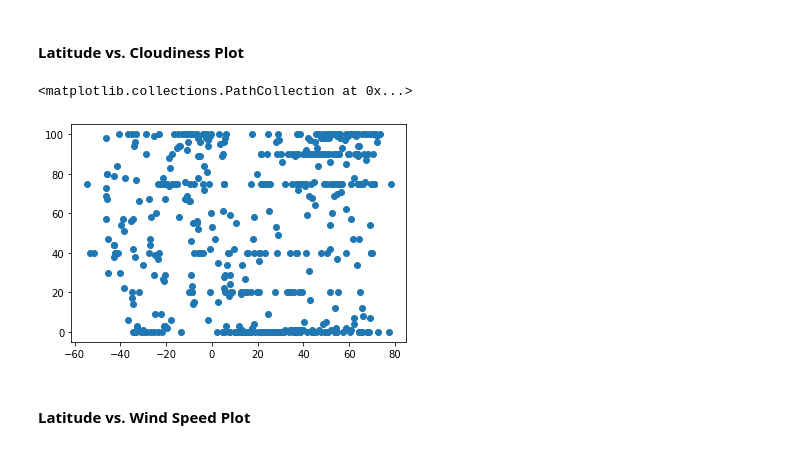
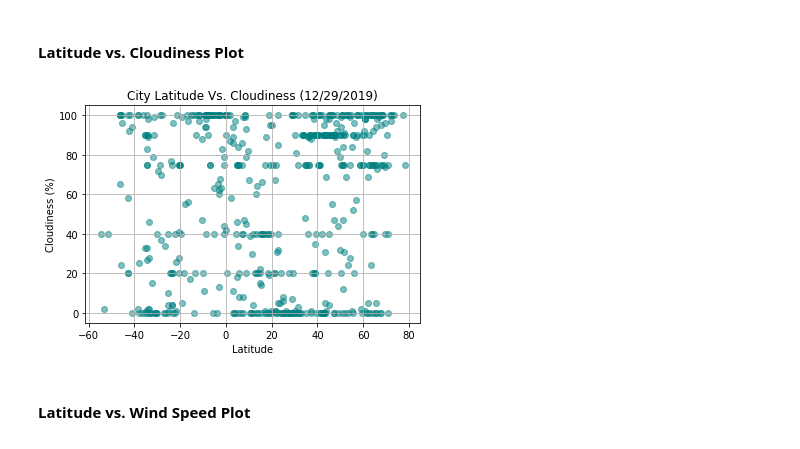
Before and after one commit to JoshuaFarmerATX/python-api-challenge, a Jupyter notebook: WeatherPy/WeatherPy.ipynb, the cells around one changed output. Drawn from its saved outputs; the diff is of its cells as text; code cells hidden in the pictures.

```diff
--- a/WeatherPy/WeatherPy.ipynb
+++ b/WeatherPy/WeatherPy.ipynb
@@ -171,9 +180,15 @@ plt.scatter(df["Latitude"], df["Humidity"])
 # %% [markdown]
 #### Latitude vs. Cloudiness Plot
-# %%
-plt.scatter(df["Latitude"], df["Clouds"])
-# %% [output]
-<matplotlib.collections.PathCollection at 0x...>
-[figure, removed]
+# %%
+plt.scatter(df["Latitude"], df["Clouds"], c = 'teal', alpha = 0.5, marker = 'o')
+plt.title(f'City Latitude Vs. Cloudiness ({time.strftime("%m/%d/%Y")})')
+plt.xlabel("Latitude")
+plt.ylabel("Cloudiness (%)")
+plt.grid()
+plt.savefig("latitude_vs_cloudiness.png")
+
+plt.show()
+# %% [output]
+[figure, added]
 # %% [markdown]
 #### Latitude vs. Wind Speed Plot
```
Also changed, not shown: parts of 13 cells of this notebook, 5 other files.
